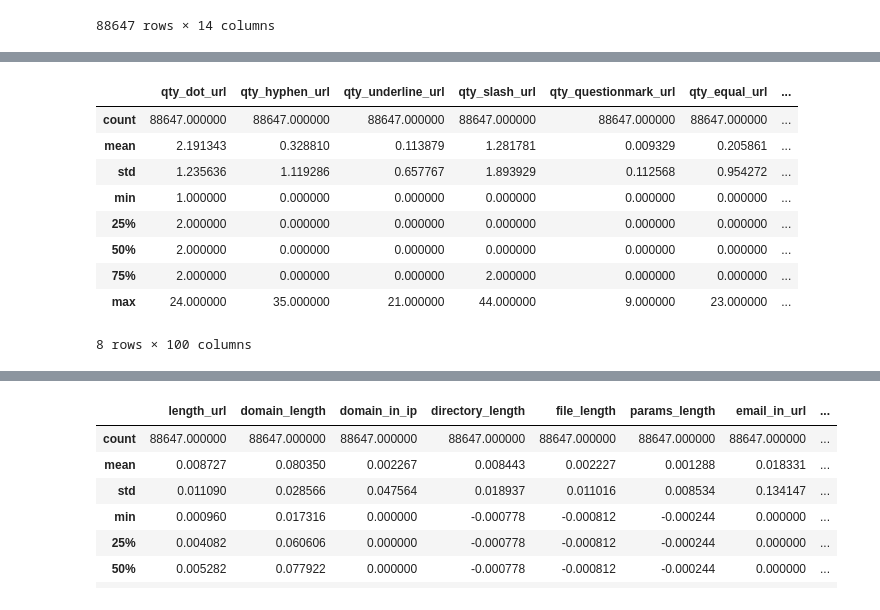
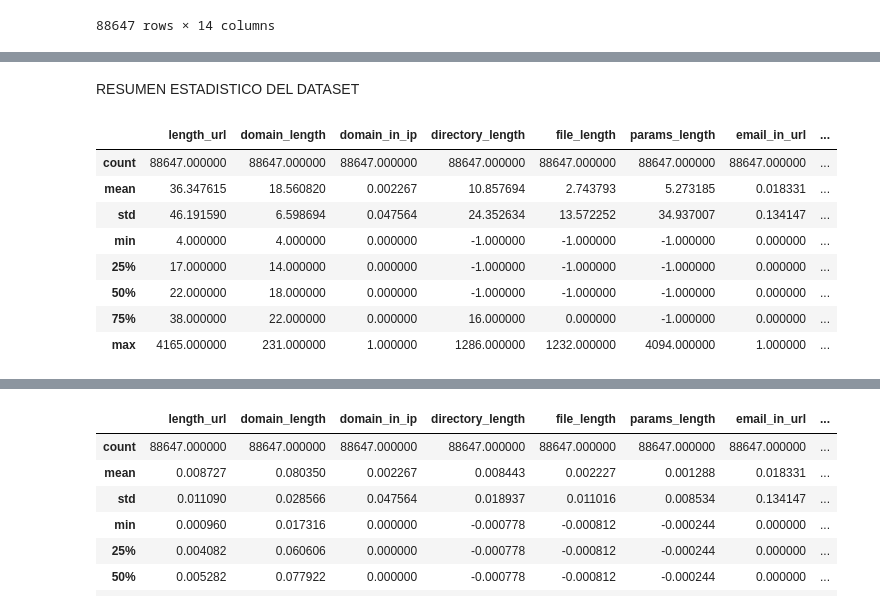
Before and after one commit to Dantetripodi/TP-MATE3-TRIPODI, a Jupyter notebook: TpMate 3.ipynb, the cells around one changed output, grey strips where cells are left out. Saved outputs shown, nothing was run; the diff lists cells and outputs as text; code cells hidden in the pictures.

```diff
--- a/TpMate 3.ipynb
+++ b/TpMate 3.ipynb
@@ -137,14 +155,14 @@ ax.set_yticklabels(df1.columns.to_list(), ha='right');
+# %% [markdown]
+RESUMEN ESTADISTICO DEL DATASET
 # %%
-#RESUMEN ESTADISTICO DEL DATASET
-df.describe() # Resumen estadistico
+df1.describe() # Resumen estadistico
 # %% [output]
-|  | qty_dot_url | qty_hyphen_url | qty_underline_url | qty_slash_url | qty_questionmark_url | qty_equal_url | ... |
-| count | 88647.000000 | 88647.000000 | 88647.000000 | 88647.000000 | 88647.000000 | 88647.000000 | ... |
-| mean | 2.191343 | 0.328810 | 0.113879 | 1.281781 | 0.009329 | 0.205861 | ... |
-| std | 1.235636 | 1.119286 | 0.657767 | 1.893929 | 0.112568 | 0.954272 | ... |
-| min | 1.000000 | 0.000000 | 0.000000 | 0.000000 | 0.000000 | 0.000000 | ... |
-| 25% | 2.000000 | 0.000000 | 0.000000 | 0.000000 | 0.000000 | 0.000000 | ... |
-| 50% | 2.000000 | 0.000000 | 0.000000 | 0.000000 | 0.000000 | 0.000000 | ... |
-| 75% | 2.000000 | 0.000000 | 0.000000 | 2.000000 | 0.000000 | 0.000000 | ... |
-| max | 24.000000 | 35.000000 | 21.000000 | 44.000000 | 9.000000 | 23.000000 | ... |
+|  | length_url | domain_length | domain_in_ip | directory_length | file_length | params_length | email_in_url | ... |
+| count | 88647.000000 | 88647.000000 | 88647.000000 | 88647.000000 | 88647.000000 | 88647.000000 | 88647.000000 | ... |
+| mean | 36.347615 | 18.560820 | 0.002267 | 10.857694 | 2.743793 | 5.273185 | 0.018331 | ... |
+| std | 46.191590 | 6.598694 | 0.047564 | 24.352634 | 13.572252 | 34.937007 | 0.134147 | ... |
+| min | 4.000000 | 4.000000 | 0.000000 | -1.000000 | -1.000000 | -1.000000 | 0.000000 | ... |
+| 25% | 17.000000 | 14.000000 | 0.000000 | -1.000000 | -1.000000 | -1.000000 | 0.000000 | ... |
+| 50% | 22.000000 | 18.000000 | 0.000000 | -1.000000 | -1.000000 | -1.000000 | 0.000000 | ... |
+| 75% | 38.000000 | 22.000000 | 0.000000 | 16.000000 | 0.000000 | -1.000000 | 0.000000 | ... |
+| max | 4165.000000 | 231.000000 | 1.000000 | 1286.000000 | 1232.000000 | 4094.000000 | 1.000000 | ... |
-8 rows × 100 columns
```
Also changed, not shown: parts of 29 cells of this notebook.
